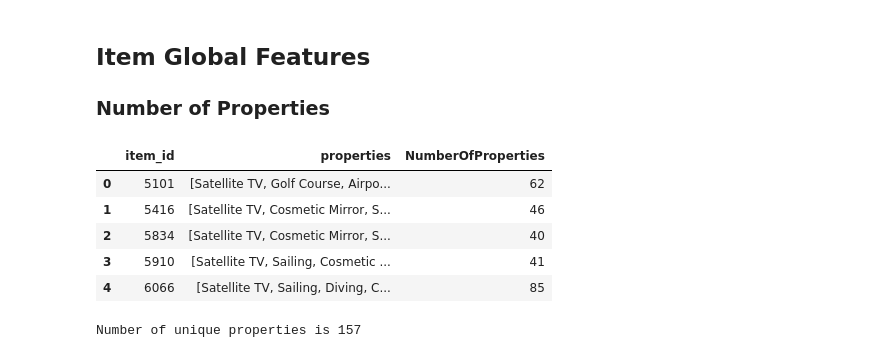
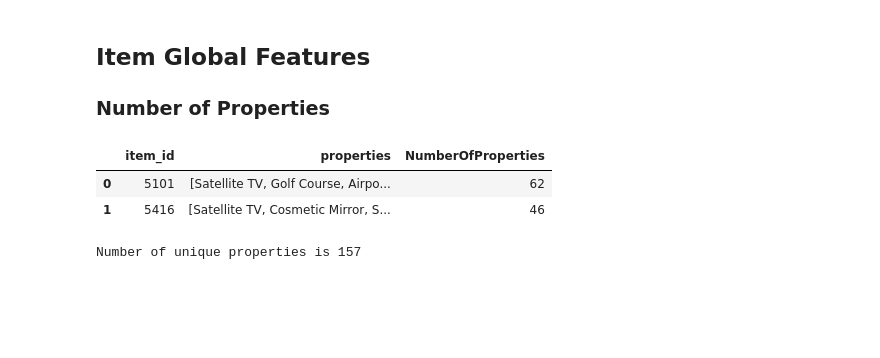
Before and after one commit to ZeyadSabbah/TrivagoRecommenderSystem, a Jupyter notebook: TrivagoFeatureEngineering.ipynb, the cells around one changed output. Cells and saved outputs as stored; diff of their text form; code cells hidden in the pictures; blank space fills up the shorter version.

```diff
--- a/TrivagoFeatureEngineering.ipynb
+++ b/TrivagoFeatureEngineering.ipynb
@@ -77,14 +59,11 @@ ClickoutUniqueDF = ClickoutDF.drop_duplicates(subset=['session_id', 'impressions
 # %%
 item_metadata.properties = item_metadata.properties.apply(lambda x: x.split('|'))
 item_metadata['NumberOfProperties'] = item_metadata.properties.apply(lambda x: len(x))
-item_metadata.head()
+item_metadata.head(2)
 # %% [output]
 |  | item_id | properties | NumberOfProperties |
 | 0 | 5101 | [Satellite TV, Golf Course, Airpo... | 62 |
 | 1 | 5416 | [Satellite TV, Cosmetic Mirror, S... | 46 |
-| 2 | 5834 | [Satellite TV, Cosmetic Mirror, S... | 40 |
-| 3 | 5910 | [Satellite TV, Sailing, Cosmetic ... | 41 |
-| 4 | 6066 | [Satellite TV, Sailing, Diving, C... | 85 |
 # %%
 #getting total number of unique properties across all items
 AllPropertiesList = item_metadata.properties.tolist()
```
Also changed, not shown: parts of 28 cells of this notebook.
